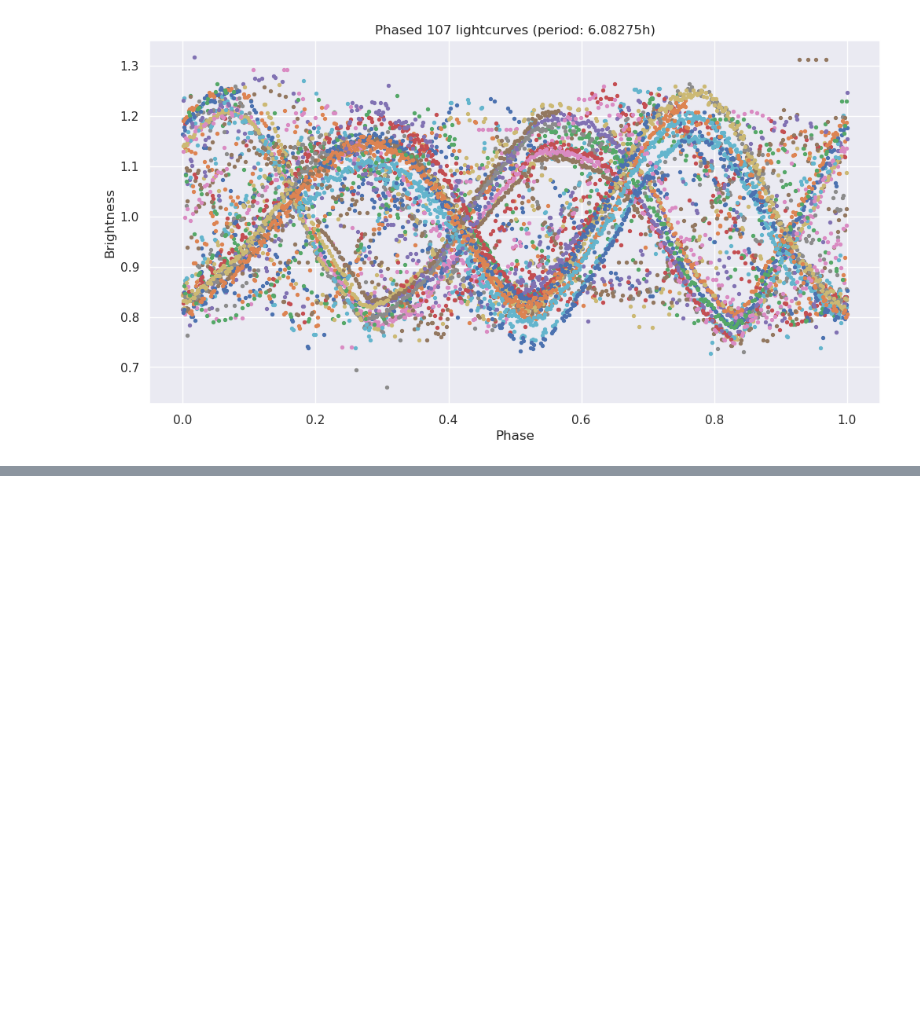
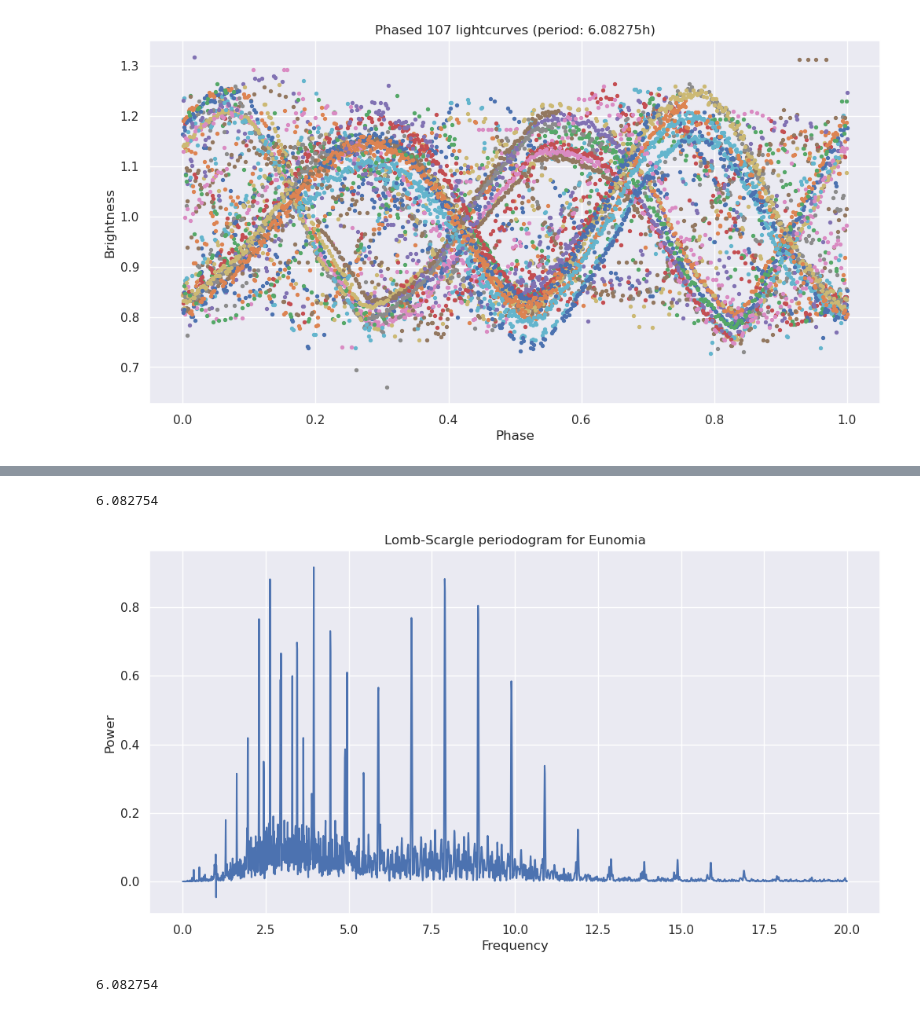
Before and after one commit to Vosloo/asteroid-lightcurves, a Jupyter notebook: notebooks/stats.ipynb, the cells around one changed output, grey strips where cells are left out. Saved outputs shown, nothing was run; the diff lists cells and outputs as text; code cells hidden in the pictures; blank space fills up the shorter version.

```diff
--- a/notebooks/stats.ipynb
+++ b/notebooks/stats.ipynb
@@ -133,0 +139,22 @@ LightcurveBin(lightcurves=13, period=24.14826h, points=3553)
+# %%
+asteroid.period
+# %% [output]
+6.082754
+# %%
+freq, power = LombScargle(_bin.times, _bin.brightnesses, nterms=3).autopower(maximum_frequency=20)
+
+idx = np.argsort(power)[::-1][:100]
+top_k_freqs = freq[idx]
+
+fig = plt.plot(freq, power)
+
+plt.xlabel("Frequency")
+plt.ylabel("Power")
+plt.title(f"Lomb-Scargle periodogram for {asteroid.name}")
+plt.show()
+# %% [output]
+[figure, added]
+# %%
+asteroid.period
+# %% [output]
+6.082754
```
Also changed, not shown: parts of 4 cells of this notebook, 7 other files.
